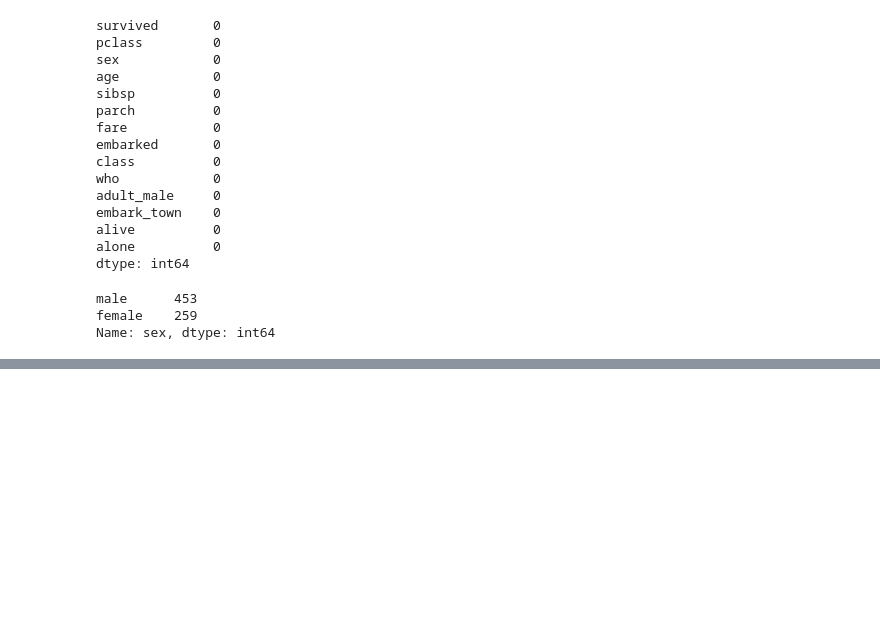
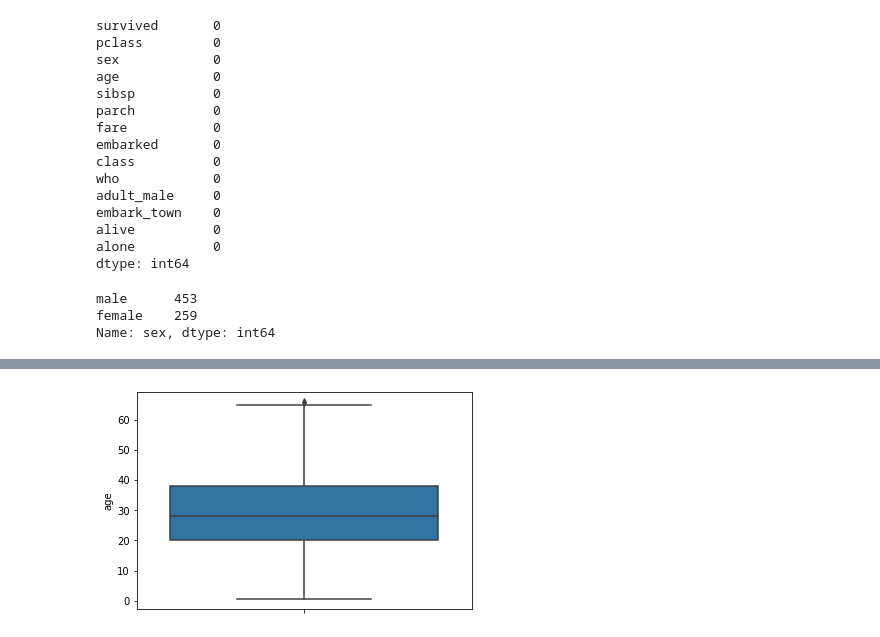
Before and after one commit to SirajAtFiverr/DataScience, a Jupyter notebook: eda.ipynb, the cells around one changed output, grey strips where cells are left out. Saved outputs shown, nothing was run; the diff lists cells and outputs as text; code cells hidden in the pictures; blank space fills up the shorter version.

```diff
--- a/eda.ipynb
+++ b/eda.ipynb
@@ -174,0 +218,5 @@ Name: sex, dtype: int64
+# %%
+sns.boxplot(y='age', data=data)
+plt.show()
+# %% [output]
+[figure, added]
```
Also changed, not shown: parts of 22 cells of this notebook.
